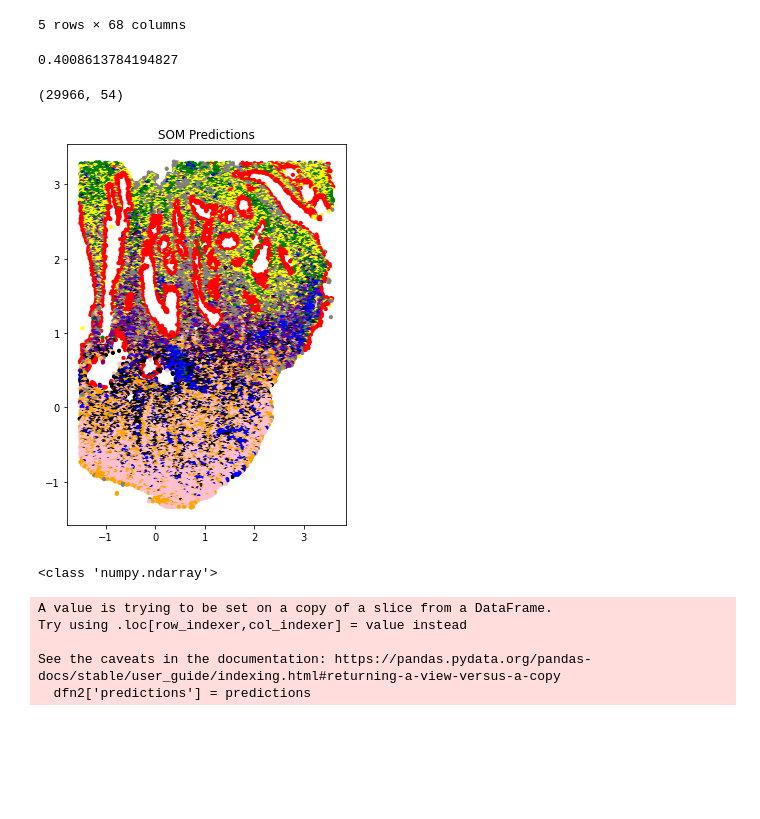
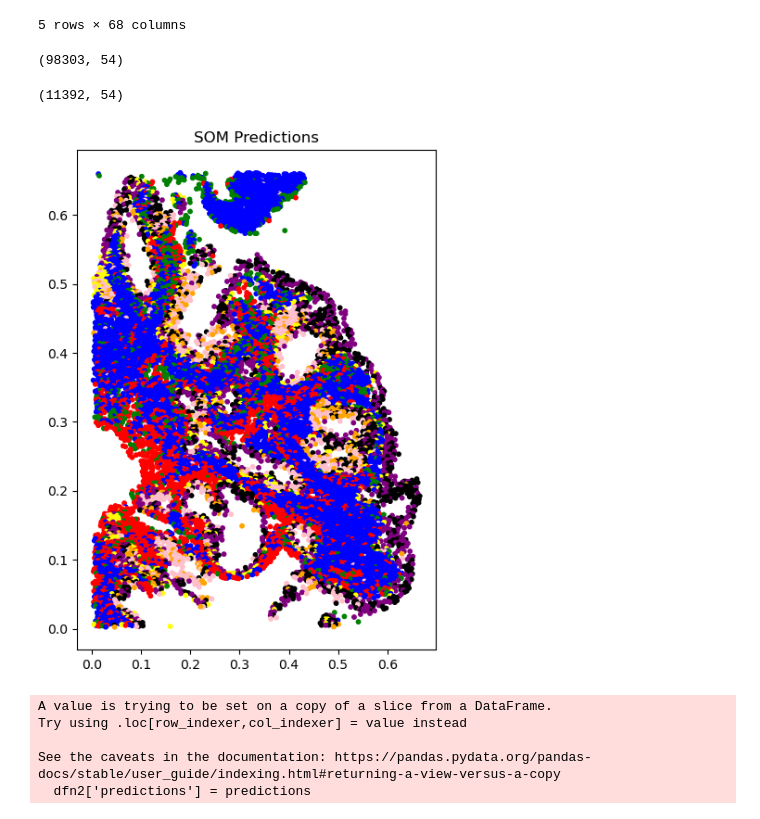
Before and after one commit to JanSuper/MasterProject1-1, a Jupyter notebook: Project.ipynb, the cells around one changed output. Saved outputs shown, nothing was run; the diff lists cells and outputs as text; code cells hidden in the pictures; blank space fills up the shorter version.

```diff
--- a/Project.ipynb
+++ b/Project.ipynb
@@ -23,7 +23,7 @@ for c in df.columns[1:]:
 ValueError: could not convert string to float: 'Stroma'
 # %%
 dfn = df._get_numeric_data()
-normalized_df=(dfn-dfn.mean())/dfn.std()
+normalized_df=(dfn-dfn.min())/(dfn.max()-dfn.min())
 normalized_df.head()
 # %% [output]
 |  | ROInr | Cell_Area | Nucl_Area | X80ArAr_Mean | sSMA113_Mean | aSMA_Mean | X124Xe_Mean | X127I_Mean | ... |
@@ -36,5 +43,5 @@ normalized_df.head()
 # %%
-mask = df['ImageNumber'] == '20210808_MBAA047_S8_R-2_D-S8_T42_R4'
+mask = df['Status.simple'] == 'Dysplastic'
 df1 = normalized_df[mask]
 df1.head()
 # %% [output]
@@ -83,46 +95,45 @@ df.head()
 | 4 | 20200731_MBAA047_S11_R-4_D-S11_T5... | 5 | 78 | 48 | 5.947296 | 0.000000 | 0.166837 | 0.588930 | ... |
 5 rows × 68 columns
 # %%
-from sklearn.neural_network import MLPRegressor
-from sklearn.utils._testing import ignore_warnings
-from sklearn.exceptions import ConvergenceWarning
+# from sklearn.neural_network import MLPRegressor
+# from sklearn.utils._testing import ignore_warnings
+# from sklearn.exceptions import ConvergenceWarning
 
-mlp = MLPRegressor(hidden_layer_sizes = (70,),activation = 'relu',max_iter=3000)
-mlp.fit(X_train,y_train)
-print(mlp.score(X_test, y_test))
+# mlp = MLPRegressor(hidden_layer_sizes = (70,),activation = 'relu',max_iter=3000)
+# mlp.fit(X_train,y_train)
+# print(mlp.score(X_test, y_test))
-# %% [output]
-0.4008613784194827
 # %%
 from sklearn_som.som import SOM
 col = ["ROInr","Cell_Area","Nucl_Area","X80ArAr_Mean","sSMA113_Mean","aSMA_Mean","X124Xe_Mean","X127I_Mean","X129Xe_Mean","X132Xe_Mean","RORgt_Mean","Ecad_Mean","CD20_Mean","GATA3_Mean","GATA3_Nucl_Mean","Tbet_Mean","Tbet_Nucl_Mean","CD16_Mean","BetaCatenin_Mean","PanKeratin_Mean","CTLA4_Mean","PDL1_Mean","IFNg_Mean","CD45RO_Mean","AKT_Mean","HLA_DR-DP-DQ_Mean","FOXP3_Mean","FOXP3_Nucl_Mean","CD4_Mean","CD103_Mean","pSTAT3_Mean","CD68_Mean","IL10_Mean","CD45_Mean","CD8a_Mean","ICOS_Mean","pS6_Mean","PD1_Mean","NFkB_Mean","NFkB_Nucl_Mean","IL17a_Mean","Ki67_Mean","Ki67_Nucl_Mean","GranzymeB_Mean","CD3_Mean","pERK_Mean","Cleaved Caspase 3_Mean","ERK_Mean","TCRgd_Mean","pAKT_Mean","H3_Mean","H3_Nucl_Mean","Ir193_Mean","Ir193_Nucl_Mean"]
 #col = ["Nucl_Area","GATA3_Nucl_Mean","Tbet_Nucl_Mean","FOXP3_Nucl_Mean","NFkB_Nucl_Mean","Ki67_Nucl_Mean","H3_Nucl_Mean","Ir193_Nucl_Mean", "nx", "ny"]
 df2 = df1[col]
-Som_M = 3
-Som_N = 3
+Som_M = 6
+Som_N = 6
 iris_som = SOM(m=Som_M, n=Som_N, dim=54)
 iris_som.fit(np.array(df2),epochs=1000)
 df2.shape
 # %% [output]
-(29966, 54)
+(98303, 54)
 # %%
-predictions = iris_som.predict(np.array(df2))
+dfhold = df[df['Status.simple'] == 'Dysplastic']
+df3 = df2[dfhold['ImageNumber'] == '20210801_MBAA047_S5_R-3_D-S5_T23_R1']
+predictions = iris_som.predict(np.array(df3))
+df3.shape
+# %% [output]
+(11392, 54)
 # %%
 import matplotlib.pyplot as plt
 from matplotlib.colors import ListedColormap
 
 fig, ax = plt.subplots(nrows=1, ncols=1, figsize=(5,7))
-x = df1['cx']
-y = df1['cy']
+x = df1[dfhold['ImageNumber'] == '20210801_MBAA047_S5_R-3_D-S5_T23_R1']['cx']
+y = df1[dfhold['ImageNumber'] == '20210801_MBAA047_S5_R-3_D-S5_T23_R1']['cy']
 colors = ['red', 'green', 'blue', 'yellow', 'purple', 'black', 'gray', 'orange', 'pink']
 
 ax.scatter(x, y, c=predictions, cmap=ListedColormap(colors), s=10)
 ax.title.set_text('SOM Predictions')
 
 plt.show()
 # %% [output]
-[figure, old version]
+[figure, new version]
-# %%
-print(type(predictions))
-# %% [output]
-<class 'numpy.ndarray'>
 # %%
```
Also changed, not shown: parts of 19 cells of this notebook.
